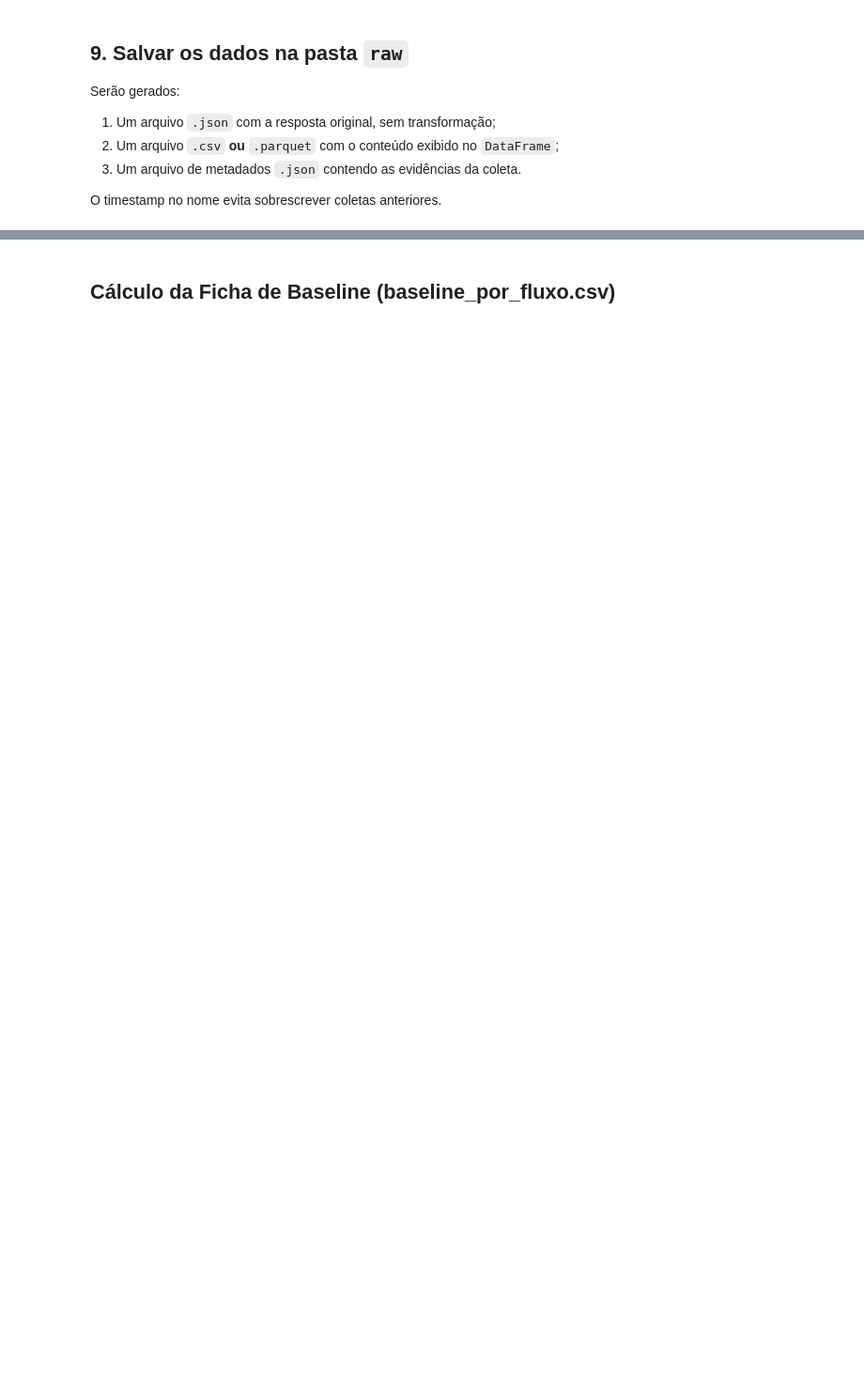
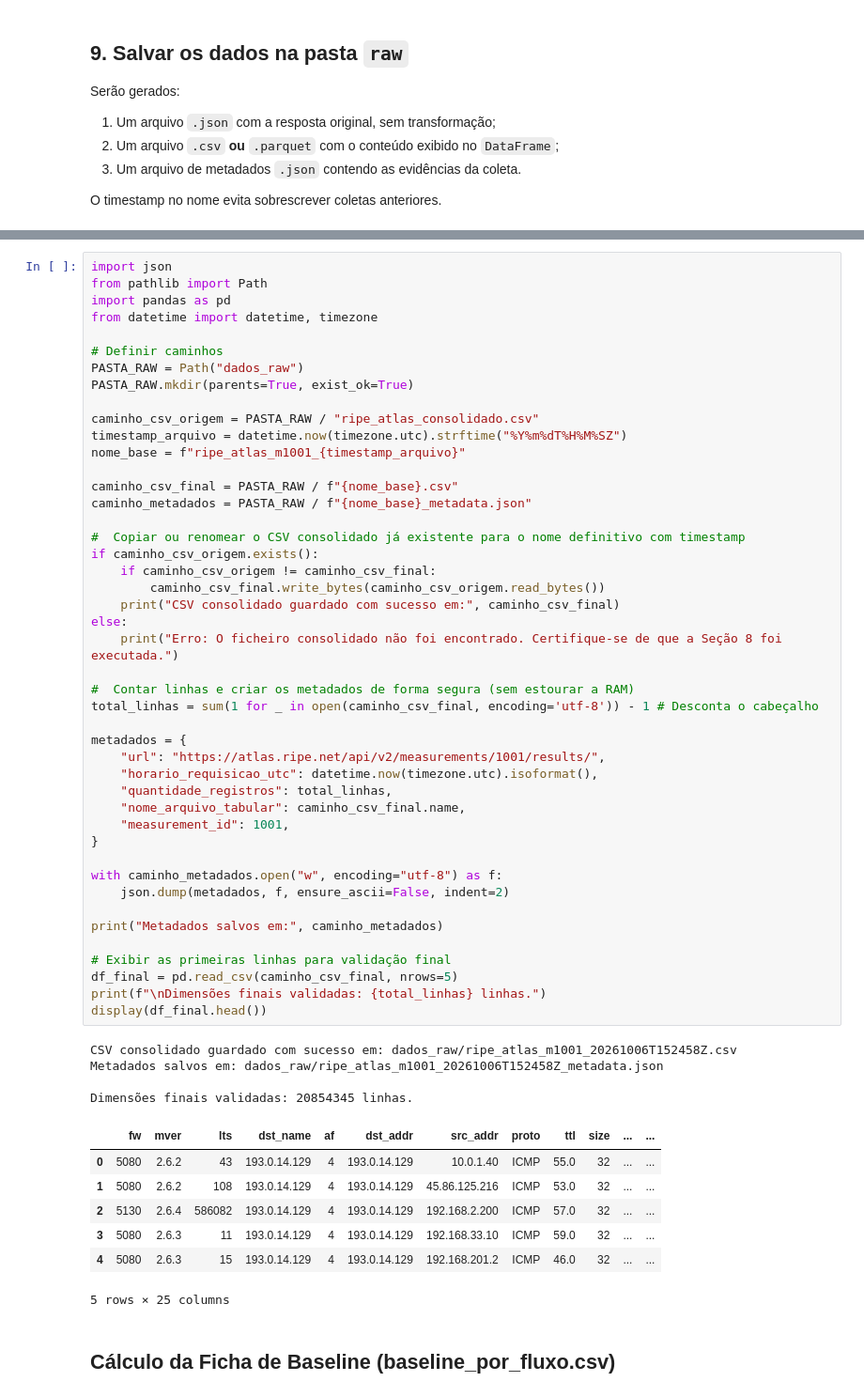
Before and after one commit to guilhermetrajanedasilva/Trabalho-Estruturas-de-Dados-II, a Jupyter notebook: 2_Coleta_de_dados.ipynb, the cells around one changed output, grey strips where cells are left out. Shown at 94% size. Cells and saved outputs as stored; diff of their text form; blank space fills up the shorter version.

```diff
--- a/2_Coleta_de_dados.ipynb
+++ b/2_Coleta_de_dados.ipynb
@@ -1098,3 +1072,60 @@ Metadados salvos em: dados_raw/ripe_atlas_m1001_20261003T200804Z_metadata.json
+# %%
+import json
+from pathlib import Path
+import pandas as pd
+from datetime import datetime, timezone
+
+# Definir caminhos
+PASTA_RAW = Path("dados_raw")
+PASTA_RAW.mkdir(parents=True, exist_ok=True)
+
+caminho_csv_origem = PASTA_RAW / "ripe_atlas_consolidado.csv"
+timestamp_arquivo = datetime.now(timezone.utc).strftime("%Y%m%dT%H%M%SZ")
+nome_base = f"ripe_atlas_m1001_{timestamp_arquivo}"
+
+caminho_csv_final = PASTA_RAW / f"{nome_base}.csv"
+caminho_metadados = PASTA_RAW / f"{nome_base}_metadata.json"
+
+#  Copiar ou renomear o CSV consolidado já existente para o nome definitivo com timestamp
+if caminho_csv_origem.exists():
+    if caminho_csv_origem != caminho_csv_final:
+        caminho_csv_final.write_bytes(caminho_csv_origem.read_bytes())
+    print("CSV consolidado guardado com sucesso em:", caminho_csv_final)
+else:
+    print("Erro: O ficheiro consolidado não foi encontrado. Certifique-se de que a Seção 8 foi executada.")
+
+#  Contar linhas e criar os metadados de forma segura (sem estourar a RAM)
+total_linhas = sum(1 for _ in open(caminho_csv_final, encoding='utf-8')) - 1 # Desconta o cabeçalho
+
+metadados = {
+    "url": "https://atlas.ripe.net/api/v2/measurements/1001/results/",
+    "horario_requisicao_utc": datetime.now(timezone.utc).isoformat(),
+    "quantidade_registros": total_linhas,
+    "nome_arquivo_tabular": caminho_csv_final.name,
+    "measurement_id": 1001,
+}
+
+with caminho_metadados.open("w", encoding="utf-8") as f:
+    json.dump(metadados, f, ensure_ascii=False, indent=2)
+
+print("Metadados salvos em:", caminho_metadados)
+
+# Exibir as primeiras linhas para validação final
+df_final = pd.read_csv(caminho_csv_final, nrows=5)
+print(f"\nDimensões finais validadas: {total_linhas} linhas.")
+display(df_final.head())
+# %% [output]
+CSV consolidado guardado com sucesso em: dados_raw/ripe_atlas_m1001_20261006T152458Z.csv
+Metadados salvos em: dados_raw/ripe_atlas_m1001_20261006T152458Z_metadata.json
+
+Dimensões finais validadas: 20854345 linhas.
+|  | fw | mver | lts | dst_name | af | dst_addr | src_addr | proto | ttl | size | ... | ... |
+| 0 | 5080 | 2.6.2 | 43 | 193.0.14.129 | 4 | 193.0.14.129 | 10.0.1.40 | ICMP | 55.0 | 32 | ... | ... |
+| 1 | 5080 | 2.6.2 | 108 | 193.0.14.129 | 4 | 193.0.14.129 | 45.86.125.216 | ICMP | 53.0 | 32 | ... | ... |
+| 2 | 5130 | 2.6.4 | 586082 | 193.0.14.129 | 4 | 193.0.14.129 | 192.168.2.200 | ICMP | 57.0 | 32 | ... | ... |
+| 3 | 5080 | 2.6.3 | 11 | 193.0.14.129 | 4 | 193.0.14.129 | 192.168.33.10 | ICMP | 59.0 | 32 | ... | ... |
+| 4 | 5080 | 2.6.3 | 15 | 193.0.14.129 | 4 | 193.0.14.129 | 192.168.201.2 | ICMP | 46.0 | 32 | ... | ... |
+5 rows × 25 columns
 # %% [markdown]
 ## Cálculo da Ficha de Baseline (baseline_por_fluxo.csv)
 # %%
```
Also changed, not shown: parts of 10 cells of this notebook.
